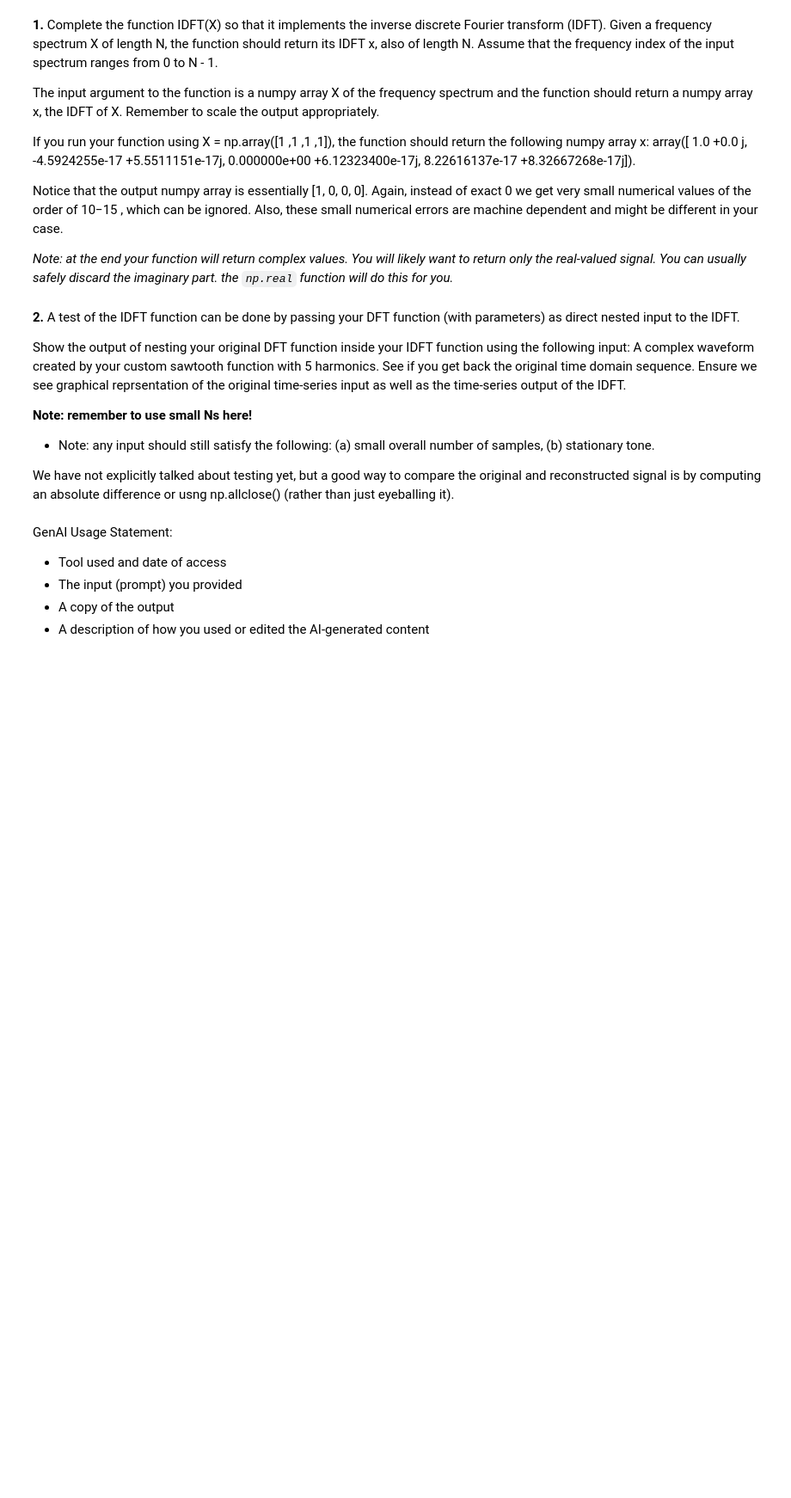
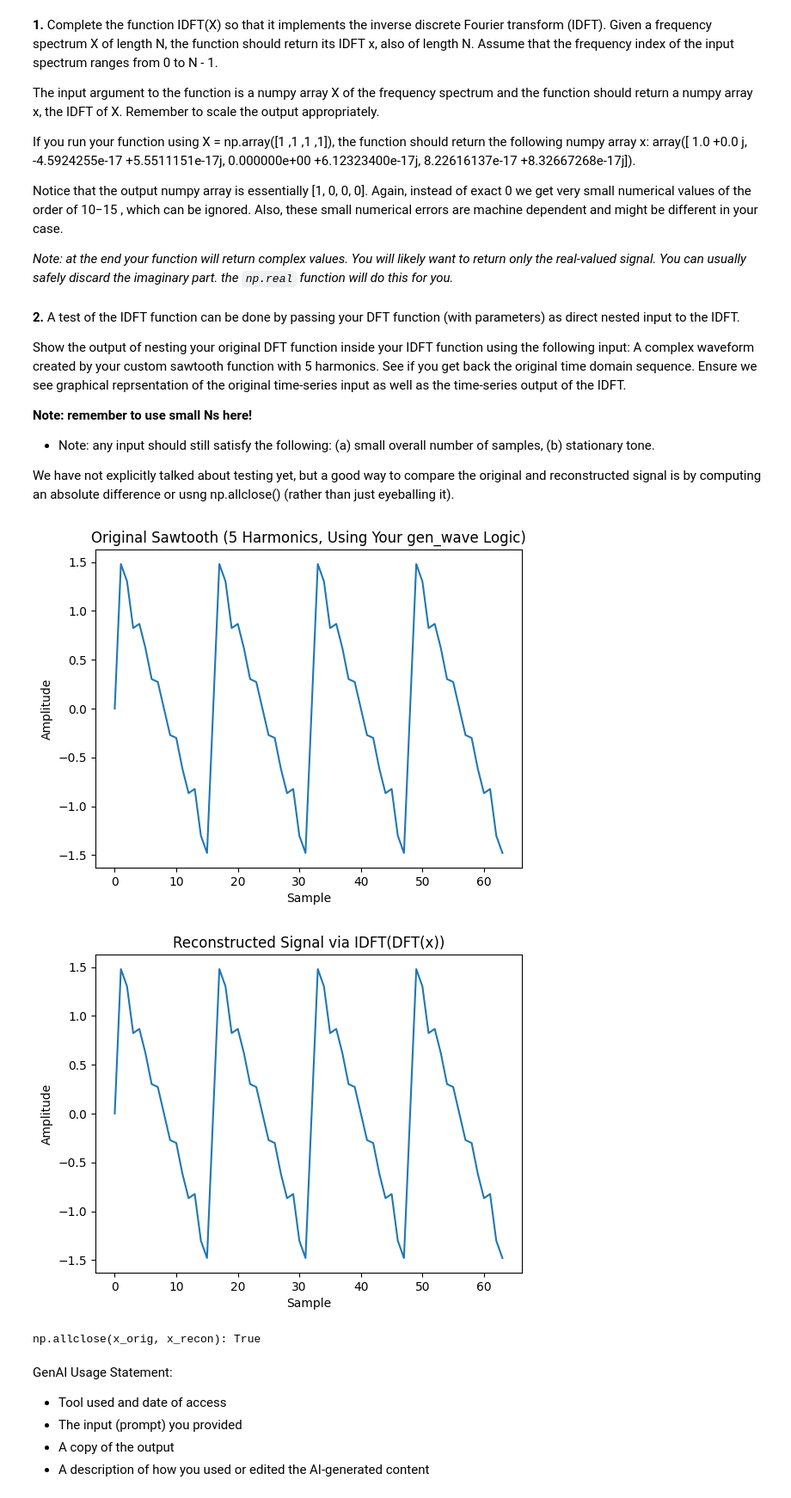
Before and after one commit to jalynf706-dot/AudioTechII, a Jupyter notebook: HW/HW2.ipynb, the cells around one changed output. Shown at 86% size. Cells and saved outputs as stored; diff of their text form; code cells hidden in the pictures; blank space fills up the shorter version.

```diff
--- a/HW/HW2.ipynb
+++ b/HW/HW2.ipynb
@@ -134,6 +232,17 @@ def IDFT(X):
     """
     ## Your code here
     ## Don't forget to include the 1/N to normalize
+    X = np.asarray(X)
+    N = X.size
+    x = np.zeros(N)
+
+    for n in range(N):
+        s = 0.0 + 0.0j
+        for k in range(N):
+            s += X[k] * np.conj(cSine(k, N))[n]
+        x[n] = s / N
+
+    return x
 # %% [markdown]
 **2.** A test of the IDFT function can be done by passing your DFT function (with parameters) as direct nested input to the IDFT.
 
@@ -149,3 +255,53 @@ We have not explicitly talked about testing yet, but a good way to compare the o
+# %%
+# your code here
+# IDFT(myDFT(test_sig))
+
+def gen_saw_5harm(freq, dur, fs=44100, amp=1, phi=0):
+    n = np.arange(0, dur, 1/fs)
+    wave = np.zeros(len(n))
+
+    for i in range(1, 6):   # 5 harmonics
+        ithHarmonic = i
+        ithFreq = freq * ithHarmonic
+        if abs(ithFreq * 2) >= fs:
+            break
+        ithWave = np.sin(2 * np.pi * ithFreq * n + phi) * (1 / ithHarmonic)
+        wave += ithWave
+
+    return amp * wave
+
+fs = 800
+dur = 64 / fs
+freq = 50
+
+x_orig = gen_saw_5harm(freq, dur, fs=fs, amp=1, phi=0)
+N = len(x_orig)
+
+#Compute DFT -> IDFT
+X = DFT(x_orig)
+x_recon = IDFT(X)
+
+#Plot original waveform
+plt.figure()
+plt.plot(x_orig)
+plt.title("Original Sawtooth (5 Harmonics, Using Your gen_wave Logic)")
+plt.xlabel("Sample")
+plt.ylabel("Amplitude")
+plt.show()
+
+#Plot reconstructed waveform
+plt.figure()
+plt.plot(np.real(x_recon))
+plt.title("Reconstructed Signal via IDFT(DFT(x))")
+plt.xlabel("Sample")
+plt.ylabel("Amplitude")
+plt.show()
+
+print("np.allclose(x_orig, x_recon):", np.allclose(x_orig, x_recon))
+# %% [output]
+[figure, added]
+[figure, added]
+np.allclose(x_orig, x_recon): True
 # %% [markdown]
 GenAI Usage Statement:
 
```
Also changed, not shown: parts of 8 cells of this notebook.
